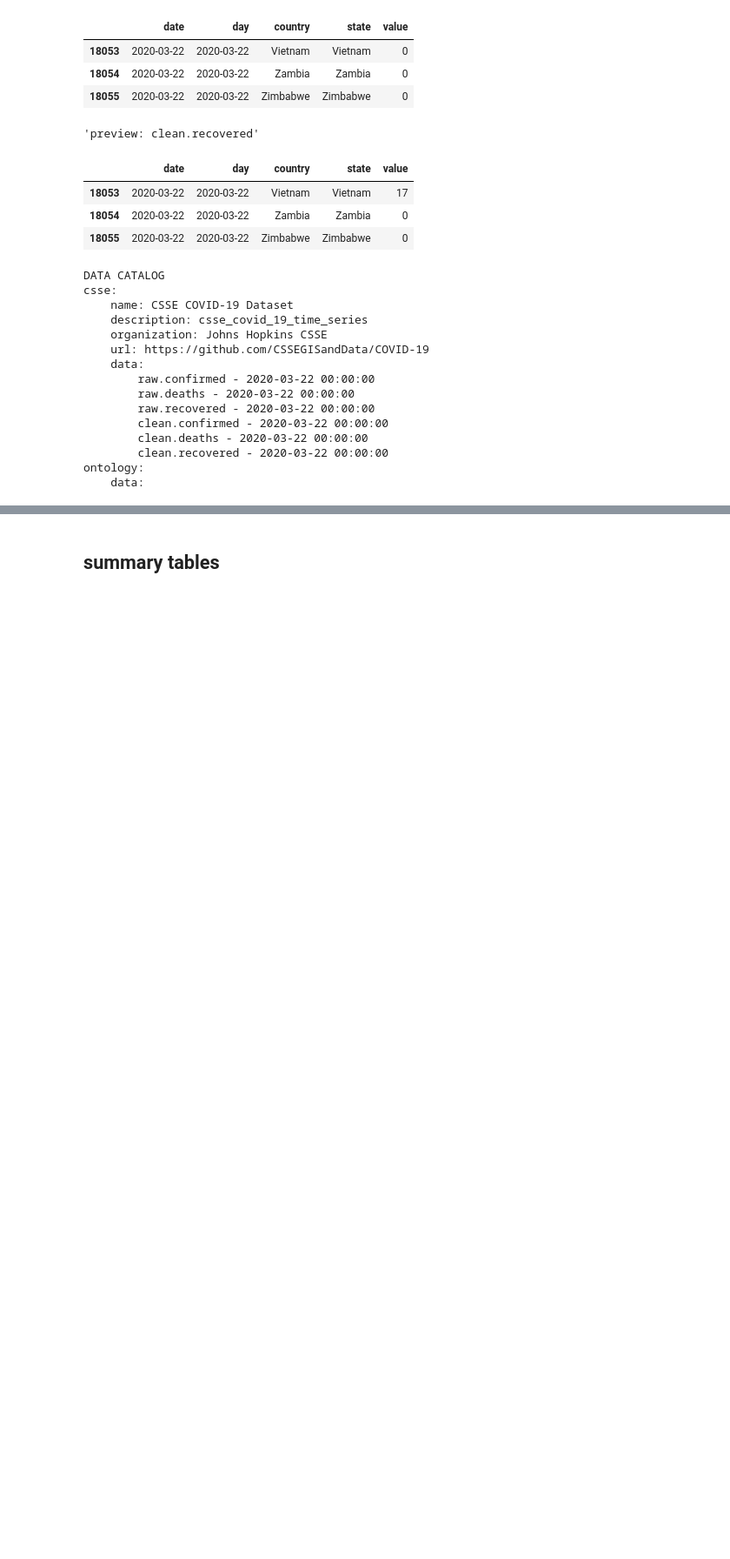
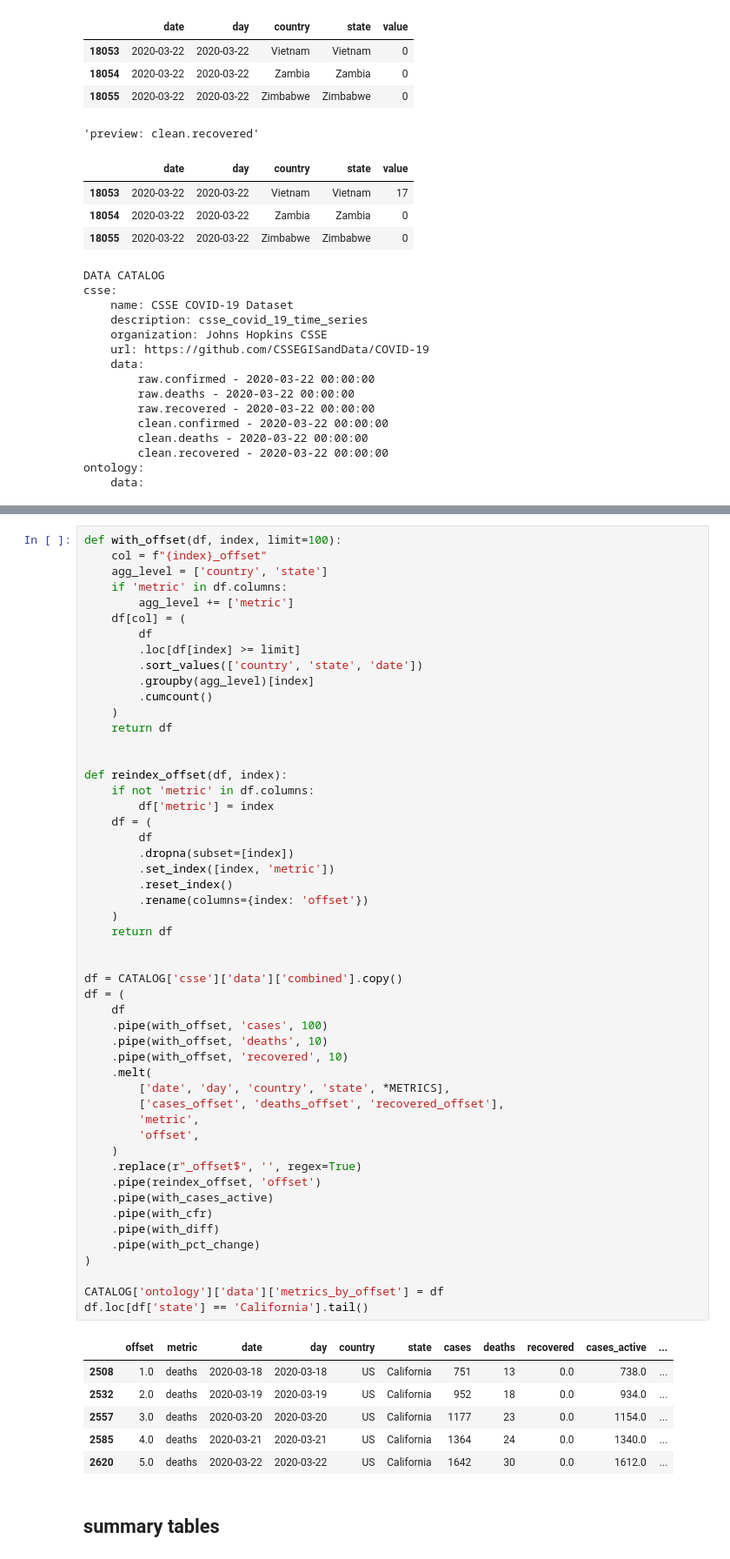
Before and after one commit to eferm/covid-19, a Jupyter notebook: notebooks/covid-19.ipynb, the cells around one changed output, grey strips where cells are left out. Shown at 87% size. Cells and saved outputs as stored; diff of their text form; blank space fills up the shorter version.

```diff
--- a/notebooks/covid-19.ipynb
+++ b/notebooks/covid-19.ipynb
@@ -385,3 +443,61 @@ display("preview", df[df['country'] == 'Italy'].sort_values('date').tail())
+# %%
+def with_offset(df, index, limit=100):
+    col = f"{index}_offset"
+    agg_level = ['country', 'state']
+    if 'metric' in df.columns:
+        agg_level += ['metric']
+    df[col] = (
+        df
+        .loc[df[index] >= limit]
+        .sort_values(['country', 'state', 'date'])
+        .groupby(agg_level)[index]
+        .cumcount()
+    )
+    return df
+
+
+def reindex_offset(df, index):
+    if not 'metric' in df.columns:
+        df['metric'] = index
+    df = (
+        df
+        .dropna(subset=[index])
+        .set_index([index, 'metric'])
+        .reset_index()
+        .rename(columns={index: 'offset'})
+    )
+    return df
+
+
+df = CATALOG['csse']['data']['combined'].copy()
+df = (
+    df
+    .pipe(with_offset, 'cases', 100)
+    .pipe(with_offset, 'deaths', 10)
+    .pipe(with_offset, 'recovered', 10)
+    .melt(
+        ['date', 'day', 'country', 'state', *METRICS],
+        ['cases_offset', 'deaths_offset', 'recovered_offset'],
+        'metric',
+        'offset',
+    )
+    .replace(r"_offset$", '', regex=True)
+    .pipe(reindex_offset, 'offset')
+    .pipe(with_cases_active)
+    .pipe(with_cfr)
+    .pipe(with_diff)
+    .pipe(with_pct_change)
+)
+
+CATALOG['ontology']['data']['metrics_by_offset'] = df
+df.loc[df['state'] == 'California'].tail()
+# %% [output]
+|  | offset | metric | date | day | country | state | cases | deaths | recovered | cases_active | ... |
+| 2508 | 1.0 | deaths | 2020-03-18 | 2020-03-18 | US | California | 751 | 13 | 0.0 | 738.0 | ... |
+| 2532 | 2.0 | deaths | 2020-03-19 | 2020-03-19 | US | California | 952 | 18 | 0.0 | 934.0 | ... |
+| 2557 | 3.0 | deaths | 2020-03-20 | 2020-03-20 | US | California | 1177 | 23 | 0.0 | 1154.0 | ... |
+| 2585 | 4.0 | deaths | 2020-03-21 | 2020-03-21 | US | California | 1364 | 24 | 0.0 | 1340.0 | ... |
+| 2620 | 5.0 | deaths | 2020-03-22 | 2020-03-22 | US | California | 1642 | 30 | 0.0 | 1612.0 | ... |
 # %% [markdown]
 ## summary tables
 # %%
```
Also changed, not shown: parts of 17 cells of this notebook.
